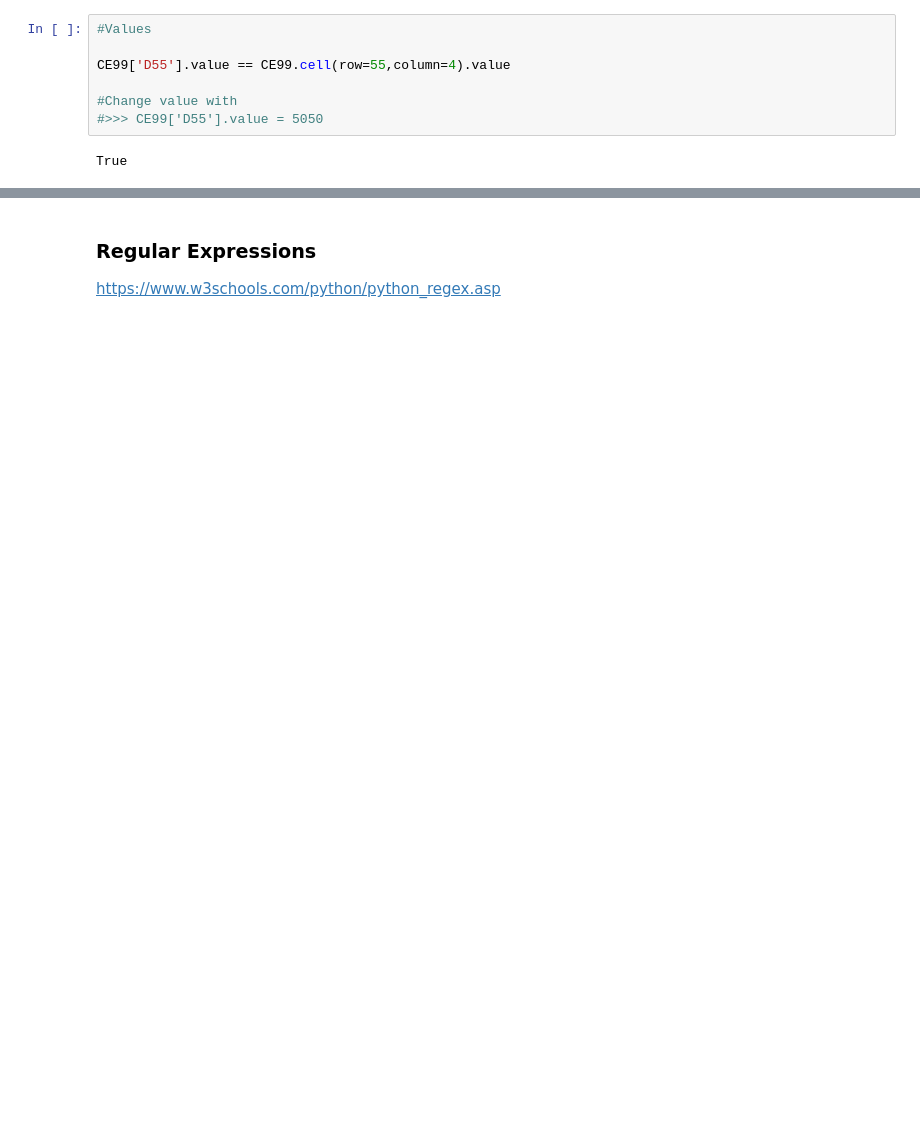
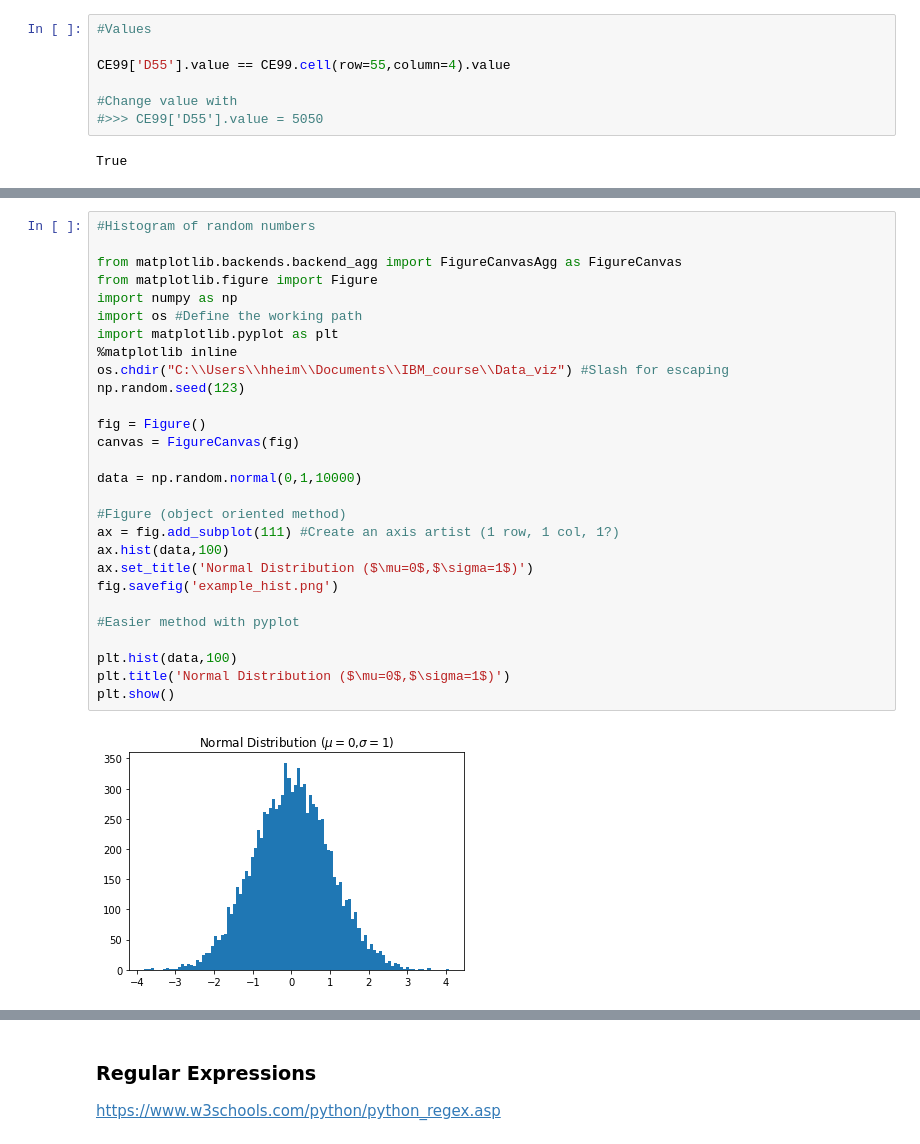
Before and after one commit to hheimpel/Python_samples, a Jupyter notebook: General_Python.ipynb, the cells around one changed output, grey strips where cells are left out. Saved outputs shown, nothing was run; the diff lists cells and outputs as text; blank space fills up the shorter version.

```diff
--- a/General_Python.ipynb
+++ b/General_Python.ipynb
@@ -816,0 +850,30 @@ True
+# %%
+#Histogram of random numbers
+
+from matplotlib.backends.backend_agg import FigureCanvasAgg as FigureCanvas
+from matplotlib.figure import Figure
+import numpy as np
+import os #Define the working path
+import matplotlib.pyplot as plt
+%matplotlib inline
+os.chdir("C:\\Users\\hheim\\Documents\\IBM_course\\Data_viz") #Slash for escaping
+np.random.seed(123)
+
+fig = Figure()
+canvas = FigureCanvas(fig)
+
+data = np.random.normal(0,1,10000)
+
+#Figure (object oriented method)
+ax = fig.add_subplot(111) #Create an axis artist (1 row, 1 col, 1?)
+ax.hist(data,100)
+ax.set_title('Normal Distribution ($\mu=0$,$\sigma=1$)')
+fig.savefig('example_hist.png')
+
+#Easier method with pyplot
+
+plt.hist(data,100)
+plt.title('Normal Distribution ($\mu=0$,$\sigma=1$)')
+plt.show()
+# %% [output]
+[figure, added]
```
Also changed, not shown: parts of 71 cells of this notebook.
